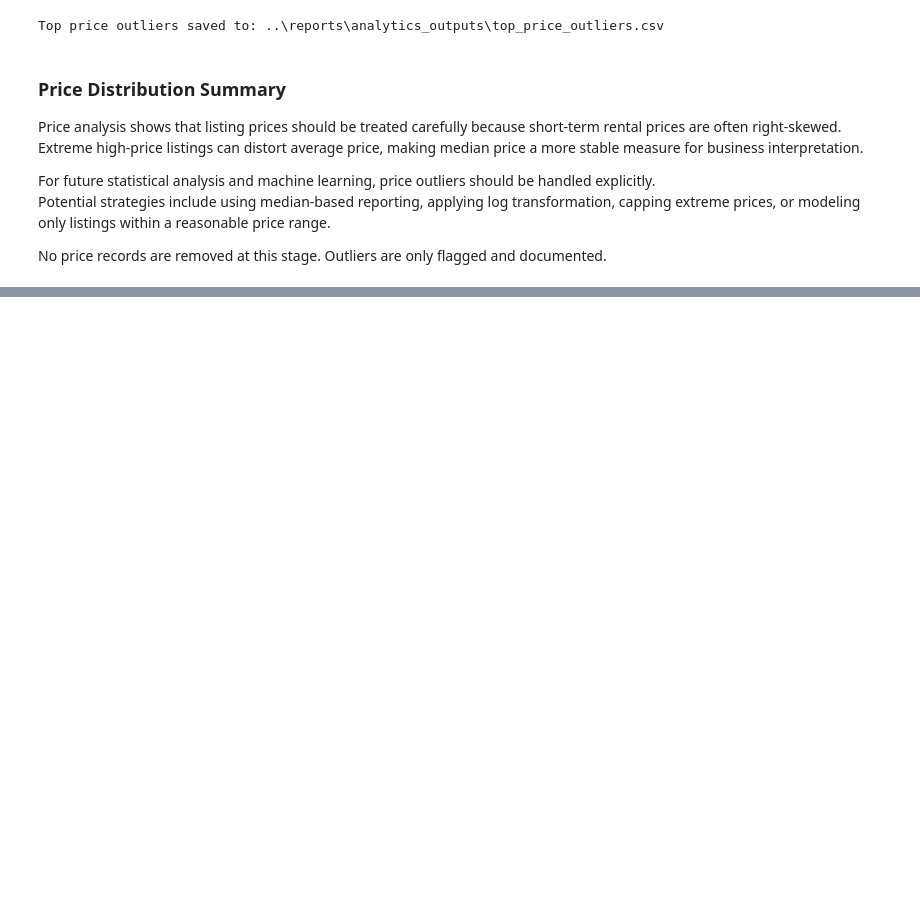
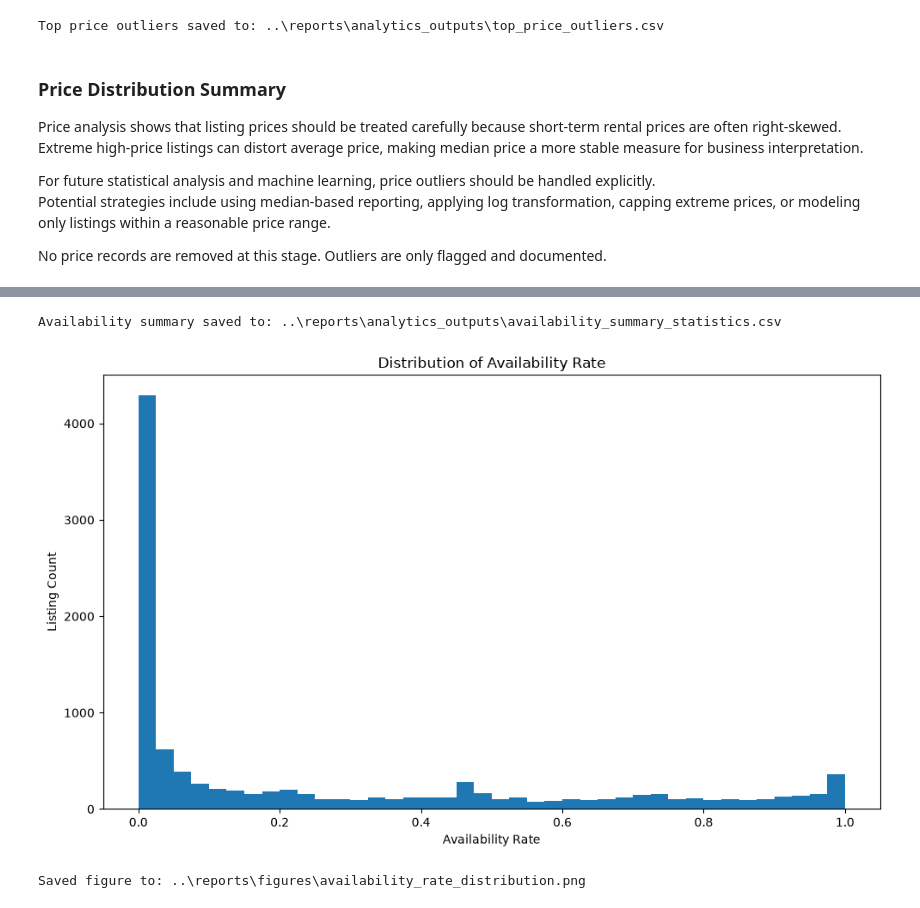
Before and after one commit to Tnadeeja/Inside-Airbnb-Market-Intelligence-Platform-Data-Engineering-Analytics-AI, a Jupyter notebook: notebooks/03_eda_business_analysis.ipynb, the cells around one changed output, grey strips where cells are left out. Cells and saved outputs as stored; diff of their text form; code cells hidden in the pictures; blank space fills up the shorter version.

Commit message:
Add availability and occupancy proxy analysis

```diff
--- a/notebooks/03_eda_business_analysis.ipynb
+++ b/notebooks/03_eda_business_analysis.ipynb
@@ -940,0 +948,8 @@ No price records are removed at this stage. Outliers are only flagged and docume
+# %%
+availability_analysis_df = listing_master_df[
+    listing_master_df["availability_rate"].notna() &
+    listing_master_df["occupancy_proxy"].notna()
+].copy()
+
+print("Total listings:", len(listing_master_df))
+print("Listings with availability metrics:", len(availability_analysis_df))
@@ -940,0 +980,24 @@ No price records are removed at this stage. Outliers are only flagged and docume
+# %%
+availability_summary_output_path = PROJECT_ROOT / "reports" / "analytics_outputs" / "availability_summary_statistics.csv"
+
+availability_summary.to_csv(availability_summary_output_path)
+
+print(f"Availability summary saved to: {availability_summary_output_path}")
+# %% [output]
+Availability summary saved to: ..\reports\analytics_outputs\availability_summary_statistics.csv
+# %%
+plt.figure(figsize=(10, 6))
+plt.hist(availability_analysis_df["availability_rate"], bins=40)
+plt.title("Distribution of Availability Rate")
+plt.xlabel("Availability Rate")
+plt.ylabel("Listing Count")
+plt.tight_layout()
+
+output_path = FIGURES_PATH / "availability_rate_distribution.png"
+plt.savefig(output_path, dpi=300)
+plt.show()
+
+print(f"Saved figure to: {output_path}")
+# %% [output]
+[figure, added]
+Saved figure to: ..\reports\figures\availability_rate_distribution.png
```
Also changed, not shown: parts of 14 cells of this notebook, 7 other files.
